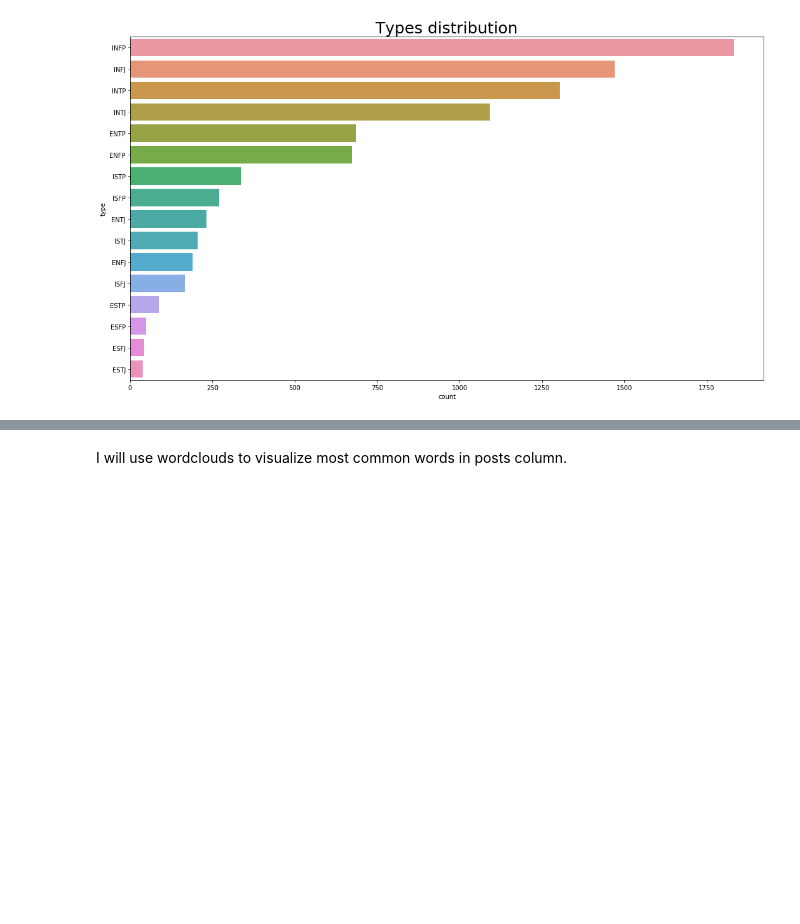
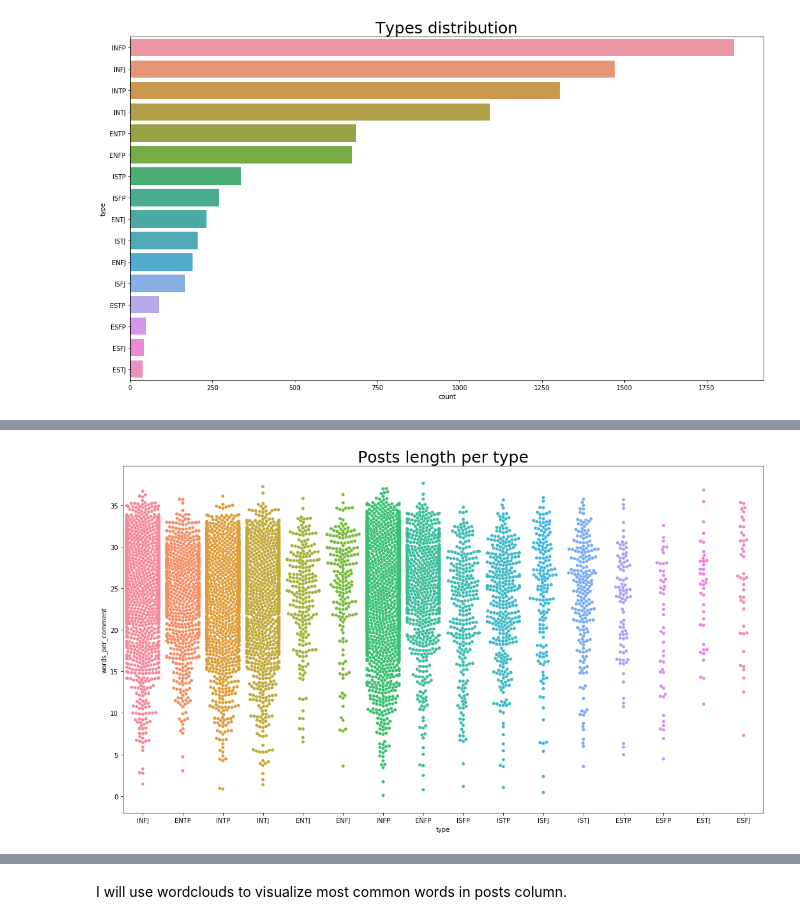
Before and after one commit to mikongame/project-final, a Jupyter notebook: your-project/1_MBTI Intro and EDA.ipynb, the cells around one changed output, grey strips where cells are left out. Cells and saved outputs as stored; diff of their text form; code cells hidden in the pictures; blank space fills up the shorter version.

```diff
--- a/your-project/1_MBTI Intro and EDA.ipynb
+++ b/your-project/1_MBTI Intro and EDA.ipynb
@@ -187,3 +217,12 @@ plt.show()
+# %%
+plt.figure(figsize=(18,10))
+sns.swarmplot("type", "words_per_comment", data=mbti_df)
+sns.set_context("talk")
+plt.title("Posts length per type", fontsize=25)
+plt.savefig("images/output_images/mbti_posts_length.png")
+plt.show()
+# %% [output]
+[figure, added]
 # %%
 mbti_df.describe().T
 # %% [output]
```
Also changed, not shown: parts of 8 cells of this notebook, 5 other files.
